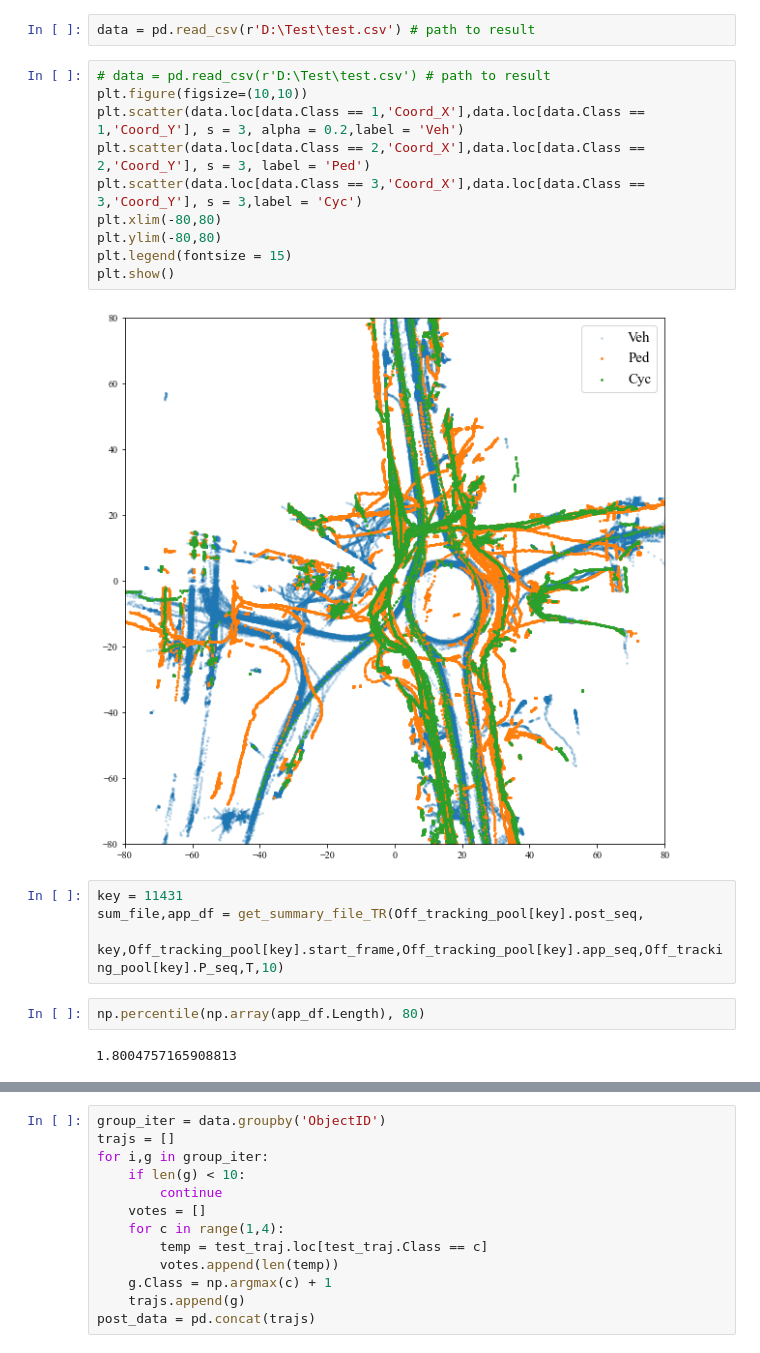
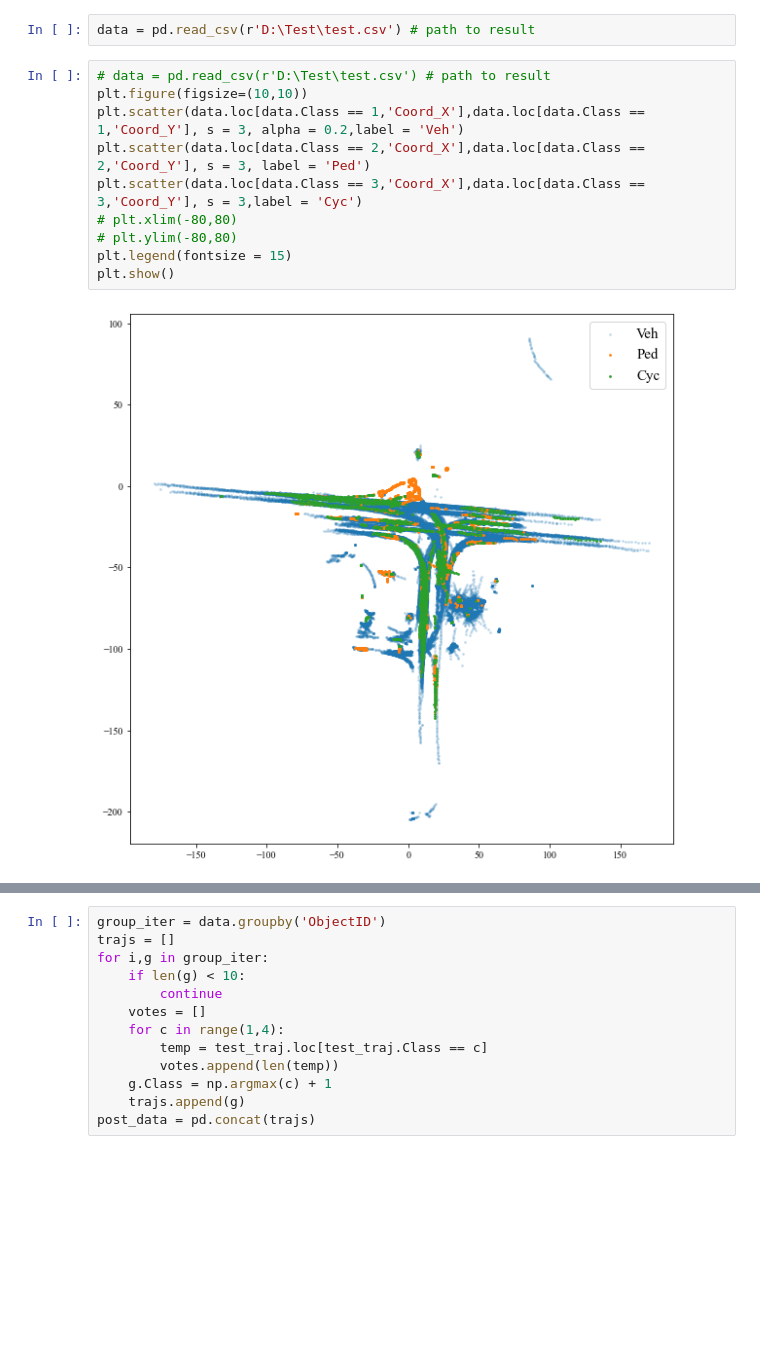
Before and after one commit to jksdbks123/Lidar-Tracker, a Jupyter notebook: LiDAR_Tracker_Project_v3.0/Test.ipynb, the cells around one changed output, grey strips where cells are left out. Cells and saved outputs as stored; diff of their text form; blank space fills up the shorter version.

```diff
--- a/LiDAR_Tracker_Project_v3.0/Test.ipynb
+++ b/LiDAR_Tracker_Project_v3.0/Test.ipynb
@@ -250,20 +243,12 @@ data = pd.read_csv(r'D:\Test\test.csv') # path to result
 # %%
 # data = pd.read_csv(r'D:\Test\test.csv') # path to result
 plt.figure(figsize=(10,10))
 plt.scatter(data.loc[data.Class == 1,'Coord_X'],data.loc[data.Class == 1,'Coord_Y'], s = 3, alpha = 0.2,label = 'Veh')
 plt.scatter(data.loc[data.Class == 2,'Coord_X'],data.loc[data.Class == 2,'Coord_Y'], s = 3, label = 'Ped')
 plt.scatter(data.loc[data.Class == 3,'Coord_X'],data.loc[data.Class == 3,'Coord_Y'], s = 3,label = 'Cyc')
-plt.xlim(-80,80)
-plt.ylim(-80,80)
+# plt.xlim(-80,80)
+# plt.ylim(-80,80)
 plt.legend(fontsize = 15)
 plt.show()
 # %% [output]
-[figure, old version]
+[figure, new version]
-# %%
-key = 11431
-sum_file,app_df = get_summary_file_TR(Off_tracking_pool[key].post_seq,
-                                        key,Off_tracking_pool[key].start_frame,Off_tracking_pool[key].app_seq,Off_tracking_pool[key].P_seq,T,10)
-# %%
-np.percentile(np.array(app_df.Length), 80)
-# %% [output]
-1.8004757165908813
```
Also changed, not shown: parts of 31 cells of this notebook, 1 other file.
